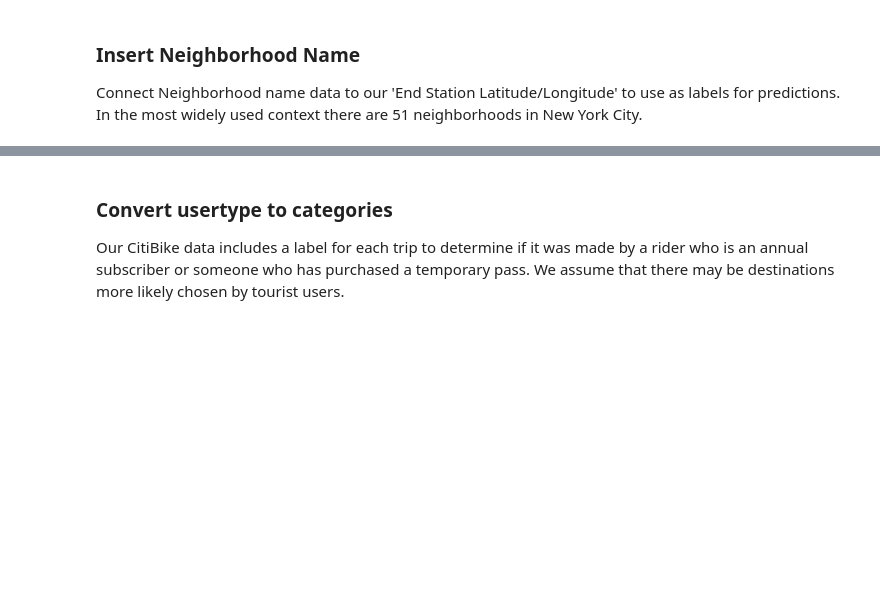
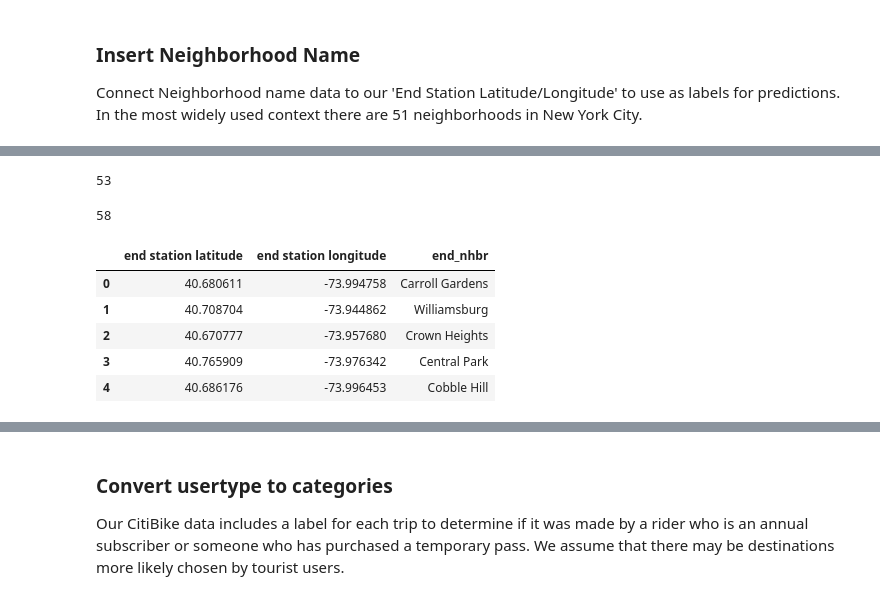
Before and after one commit to lewi0332/flatiron_mod_3_citibike, a Jupyter notebook: citibike_data_cleaning_and_eda.ipynb, the cells around one changed output, grey strips where cells are left out. Cells and saved outputs as stored; diff of their text form; code cells hidden in the pictures; blank space fills up the shorter version.

```diff
--- a/citibike_data_cleaning_and_eda.ipynb
+++ b/citibike_data_cleaning_and_eda.ipynb
@@ -78,0 +161,6 @@ neighborhoods = neighborhoods.drop(['Unnamed: 0', 'stops', 'end station latitude
+# %%
+end_neighborhoods.drop(['Unnamed: 0'], axis=1,inplace=True)
+start_neighborhoods.drop(['Unnamed: 0'],axis=1,inplace=True)
+# %%
+end_neighborhoods.drop(['end station latitude','end station longitude'], axis=1,inplace=True)
+start_neighborhoods.drop(['start station latitude','start station longitude'],axis=1,inplace=True)
@@ -79,2 +169,2 @@ neighborhoods = neighborhoods.drop(['Unnamed: 0', 'stops', 'end station latitude
 # %%
-big = pd.merge(big, neighborhoods, on='end station name', how='left')
+big = pd.merge(big, end_neighborhoods, on='end station name', how='left')
@@ -80,0 +180,5 @@ big = pd.merge(big, neighborhoods, on='end station name', how='left')
+# %%
+missing_stops = pd.DataFrame(list(set(zip(big[big.end_nhbr.isnull()]['end station latitude'],big[big.end_nhbr.isnull()]['end station longitude']))))
+missing_stops.rename(columns={0:'end station latitude',1:'end station longitude'},inplace=True)
+missing_stops['end_nhbr'] = missing_stops.apply(lambda row: get_neighborhood(row,'end'), axis=1)
+missing_stops.to_csv('citibike_data/missing_end_neighborhoods.csv')
@@ -80,0 +197,19 @@ big = pd.merge(big, neighborhoods, on='end station name', how='left')
+# %%
+len(list(end_neighborhoods.end_nhbr.value_counts()))
+# start_neighborhoods
+# %% [output]
+53
+# %%
+len(missing_stops.end_nhbr.value_counts())
+# %% [output]
+58
+# %%
+stops_total = pd.concat([end_neighborhoods.drop(['end station name'],axis=1),missing_stops])
+stops_total.head()
+# %% [output]
+|  | end station latitude | end station longitude | end_nhbr |
+| 0 | 40.680611 | -73.994758 | Carroll Gardens |
+| 1 | 40.708704 | -73.944862 | Williamsburg |
+| 2 | 40.670777 | -73.957680 | Crown Heights |
+| 3 | 40.765909 | -73.976342 | Central Park |
+| 4 | 40.686176 | -73.996453 | Cobble Hill |
```
Also changed, not shown: parts of 48 cells of this notebook, 3 other files.
